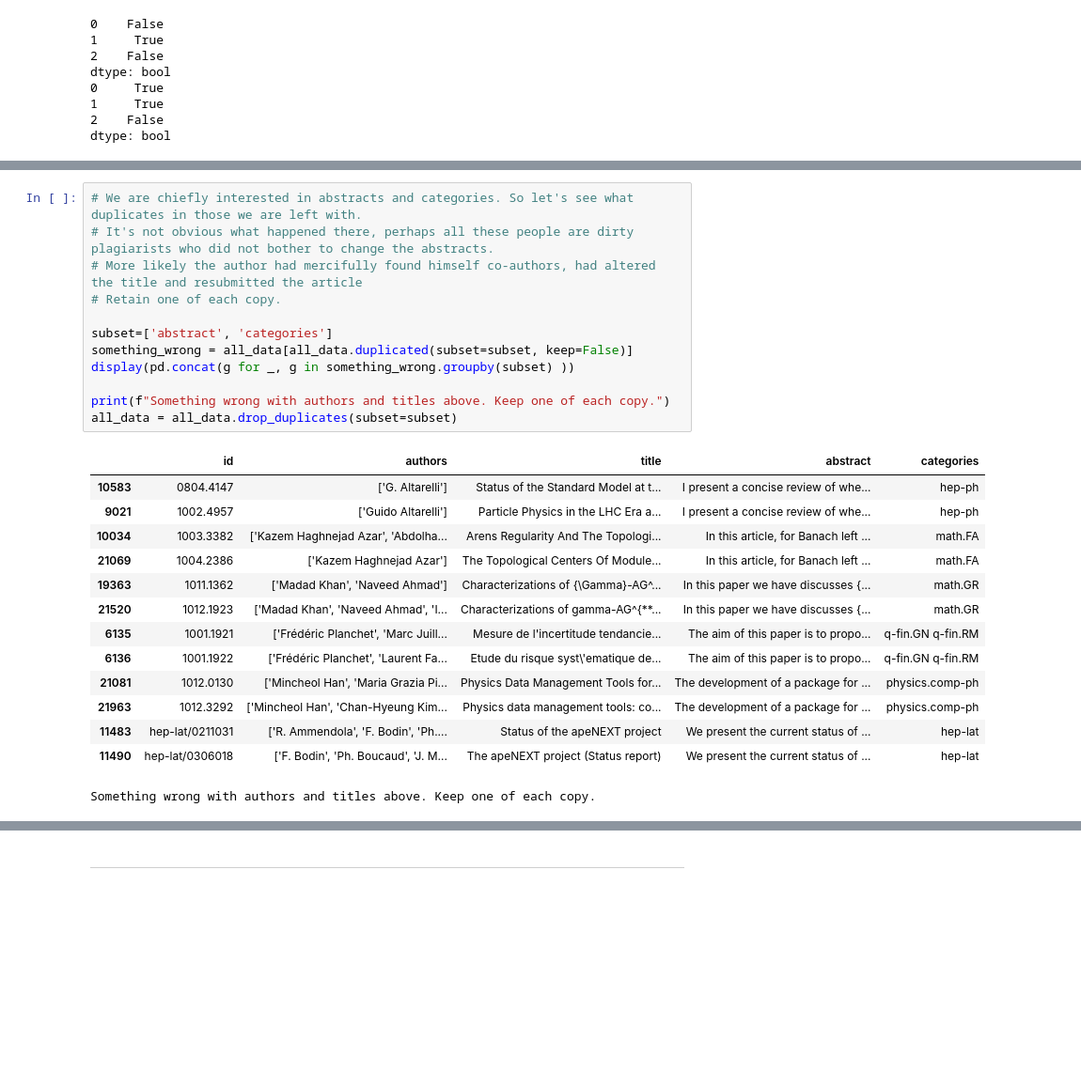
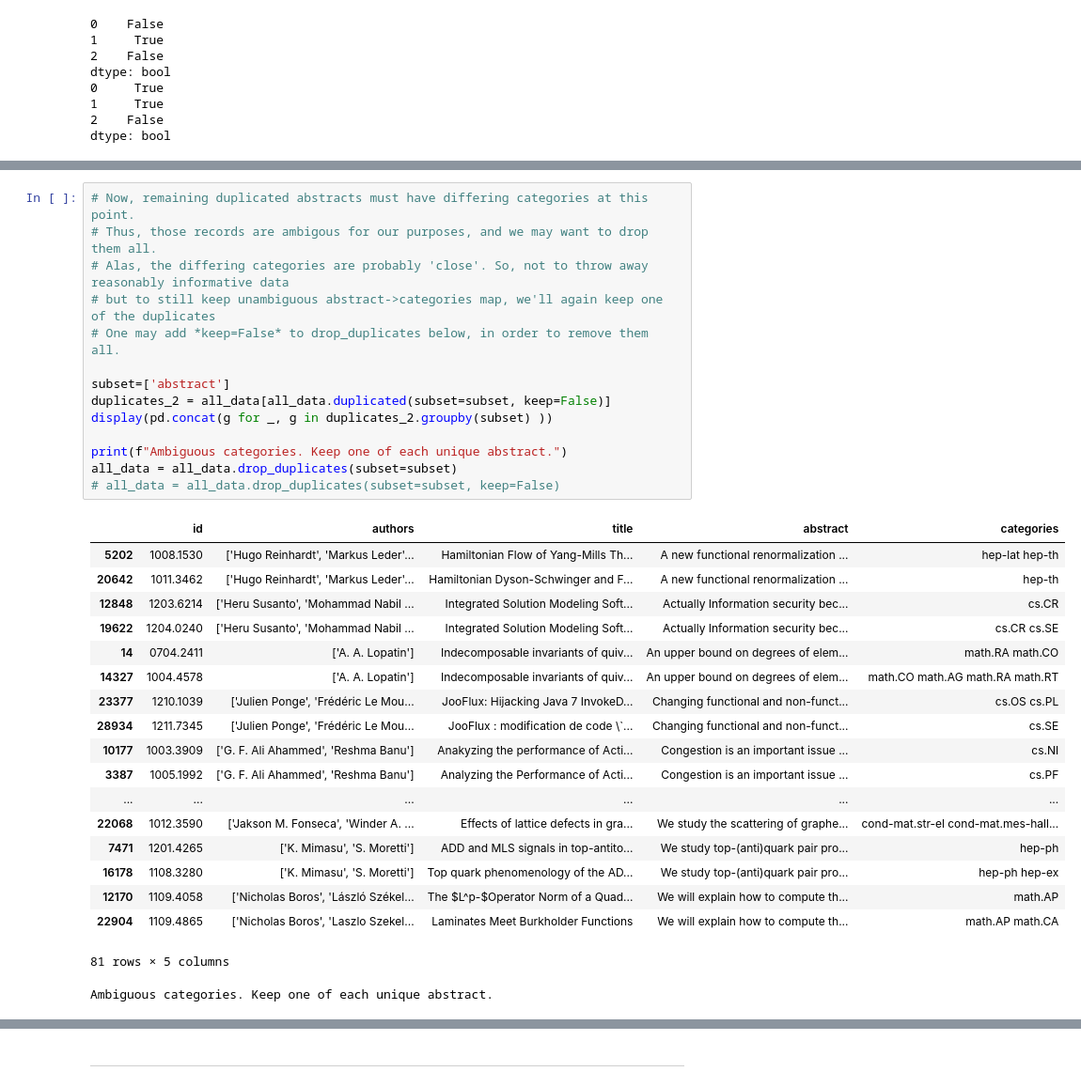
Before and after one commit to olszewskip/ArXiv_Classifier, a Jupyter notebook: arXiv_explore.ipynb, the cells around one changed output, grey strips where cells are left out. Shown at 94% size. Saved outputs shown, nothing was run; the diff lists cells and outputs as text; blank space fills up the shorter version.

```diff
--- a/arXiv_explore.ipynb
+++ b/arXiv_explore.ipynb
@@ -223,28 +152,35 @@ Something wrong with abstracts above. Keep one of each copy.
-# %%
-# We are chiefly interested in abstracts and categories. So let's see what duplicates in those we are left with.
-# It's not obvious what happened there, perhaps all these people are dirty plagiarists who did not bother to change the abstracts.
-# More likely the author had mercifully found himself co-authors, had altered the title and resubmitted the article
-# Retain one of each copy.
-
-subset=['abstract', 'categories']
-something_wrong = all_data[all_data.duplicated(subset=subset, keep=False)]
-display(pd.concat(g for _, g in something_wrong.groupby(subset) ))
-
-print(f"Something wrong with authors and titles above. Keep one of each copy.")
-all_data = all_data.drop_duplicates(subset=subset)
-# %% [output]
-|  | id | authors | title | abstract | categories |
-| 10583 | 0804.4147 | ['G. Altarelli'] | Status of the Standard Model at t... | I present a concise review of whe... | hep-ph |
-| 9021 | 1002.4957 | ['Guido Altarelli'] | Particle Physics in the LHC Era a... | I present a concise review of whe... | hep-ph |
-| 10034 | 1003.3382 | ['Kazem Haghnejad Azar', 'Abdolha... | Arens Regularity And The Topologi... | In this article, for Banach left ... | math.FA |
-| 21069 | 1004.2386 | ['Kazem Haghnejad Azar'] | The Topological Centers Of Module... | In this article, for Banach left ... | math.FA |
-| 19363 | 1011.1362 | ['Madad Khan', 'Naveed Ahmad'] | Characterizations of {\Gamma}-AG^... | In this paper we have discusses {... | math.GR |
-| 21520 | 1012.1923 | ['Madad Khan', 'Naveed Ahmad', 'I... | Characterizations of gamma-AG^{**... | In this paper we have discusses {... | math.GR |
-| 6135 | 1001.1921 | ['Frédéric Planchet', 'Marc Juill... | Mesure de l'incertitude tendancie... | The aim of this paper is to propo... | q-fin.GN q-fin.RM |
-| 6136 | 1001.1922 | ['Frédéric Planchet', 'Laurent Fa... | Etude du risque syst\'ematique de... | The aim of this paper is to propo... | q-fin.GN q-fin.RM |
-| 21081 | 1012.0130 | ['Mincheol Han', 'Maria Grazia Pi... | Physics Data Management Tools for... | The development of a package for ... | physics.comp-ph |
-| 21963 | 1012.3292 | ['Mincheol Han', 'Chan-Hyeung Kim... | Physics data management tools: co... | The development of a package for ... | physics.comp-ph |
-| 11483 | hep-lat/0211031 | ['R. Ammendola', 'F. Bodin', 'Ph.... | Status of the apeNEXT project | We present the current status of ... | hep-lat |
-| 11490 | hep-lat/0306018 | ['F. Bodin', 'Ph. Boucaud', 'J. M... | The apeNEXT project (Status report) | We present the current status of ... | hep-lat |
-Something wrong with authors and titles above. Keep one of each copy.
+# %%
+# Now, remaining duplicated abstracts must have differing categories at this point.
+# Thus, those records are ambigous for our purposes, and we may want to drop them all.
+# Alas, the differing categories are probably 'close'. So, not to throw away reasonably informative data
+# but to still keep unambiguous abstract->categories map, we'll again keep one of the duplicates
+# One may add *keep=False* to drop_duplicates below, in order to remove them all.
+
+subset=['abstract']
+duplicates_2 = all_data[all_data.duplicated(subset=subset, keep=False)]
+display(pd.concat(g for _, g in duplicates_2.groupby(subset) ))
+
+print(f"Ambiguous categories. Keep one of each unique abstract.")
+all_data = all_data.drop_duplicates(subset=subset)
+# all_data = all_data.drop_duplicates(subset=subset, keep=False)
+# %% [output]
+|  | id | authors | title | abstract | categories |
+| 5202 | 1008.1530 | ['Hugo Reinhardt', 'Markus Leder'... | Hamiltonian Flow of Yang-Mills Th... | A new functional renormalization ... | hep-lat hep-th |
+| 20642 | 1011.3462 | ['Hugo Reinhardt', 'Markus Leder'... | Hamiltonian Dyson-Schwinger and F... | A new functional renormalization ... | hep-th |
+| 12848 | 1203.6214 | ['Heru Susanto', 'Mohammad Nabil ... | Integrated Solution Modeling Soft... | Actually Information security bec... | cs.CR |
+| 19622 | 1204.0240 | ['Heru Susanto', 'Mohammad Nabil ... | Integrated Solution Modeling Soft... | Actually Information security bec... | cs.CR cs.SE |
+| 14 | 0704.2411 | ['A. A. Lopatin'] | Indecomposable invariants of quiv... | An upper bound on degrees of elem... | math.RA math.CO |
+| 14327 | 1004.4578 | ['A. A. Lopatin'] | Indecomposable invariants of quiv... | An upper bound on degrees of elem... | math.CO math.AG math.RA math.RT |
+| 23377 | 1210.1039 | ['Julien Ponge', 'Frédéric Le Mou... | JooFlux: Hijacking Java 7 InvokeD... | Changing functional and non-funct... | cs.OS cs.PL |
+| 28934 | 1211.7345 | ['Julien Ponge', 'Frédéric Le Mou... | JooFlux : modification de code \`... | Changing functional and non-funct... | cs.SE |
+| 10177 | 1003.3909 | ['G. F. Ali Ahammed', 'Reshma Banu'] | Anakyzing the performance of Acti... | Congestion is an important issue ... | cs.NI |
+| 3387 | 1005.1992 | ['G. F. Ali Ahammed', 'Reshma Banu'] | Analyzing the Performance of Acti... | Congestion is an important issue ... | cs.PF |
+| ... | ... | ... | ... | ... | ... |
+| 22068 | 1012.3590 | ['Jakson M. Fonseca', 'Winder A. ... | Effects of lattice defects in gra... | We study the scattering of graphe... | cond-mat.str-el cond-mat.mes-hall... |
+| 7471 | 1201.4265 | ['K. Mimasu', 'S. Moretti'] | ADD and MLS signals in top-antito... | We study top-(anti)quark pair pro... | hep-ph |
+| 16178 | 1108.3280 | ['K. Mimasu', 'S. Moretti'] | Top quark phenomenology of the AD... | We study top-(anti)quark pair pro... | hep-ph hep-ex |
+| 12170 | 1109.4058 | ['Nicholas Boros', 'László Székel... | The $L^p-$Operator Norm of a Quad... | We will explain how to compute th... | math.AP |
+| 22904 | 1109.4865 | ['Nicholas Boros', 'Laszlo Szekel... | Laminates Meet Burkholder Functions | We will explain how to compute th... | math.AP math.CA |
+81 rows × 5 columns
+Ambiguous categories. Keep one of each unique abstract.
 # %%
```
Also changed, not shown: parts of 55 cells of this notebook.
